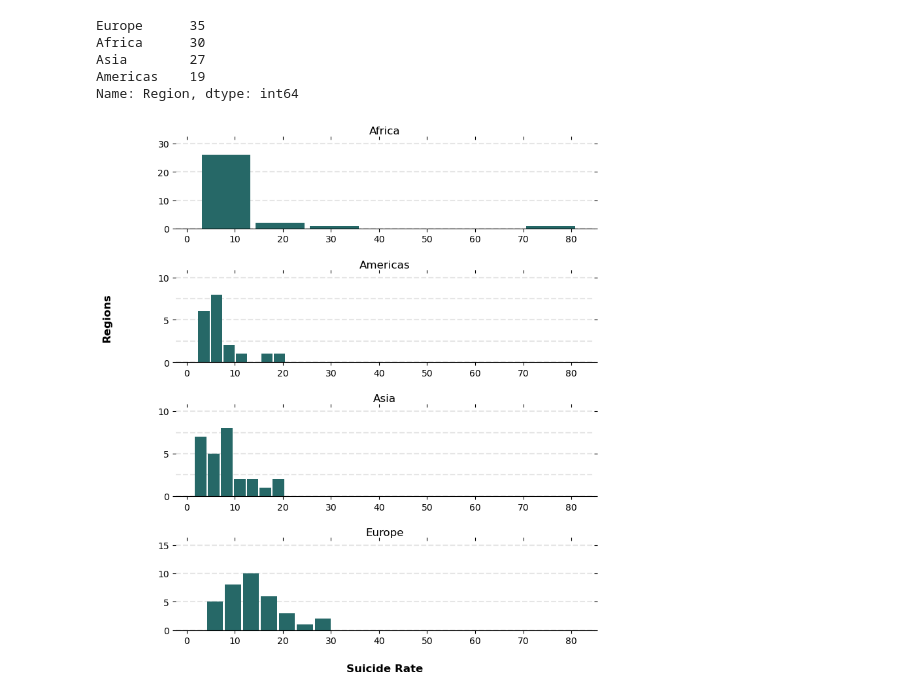
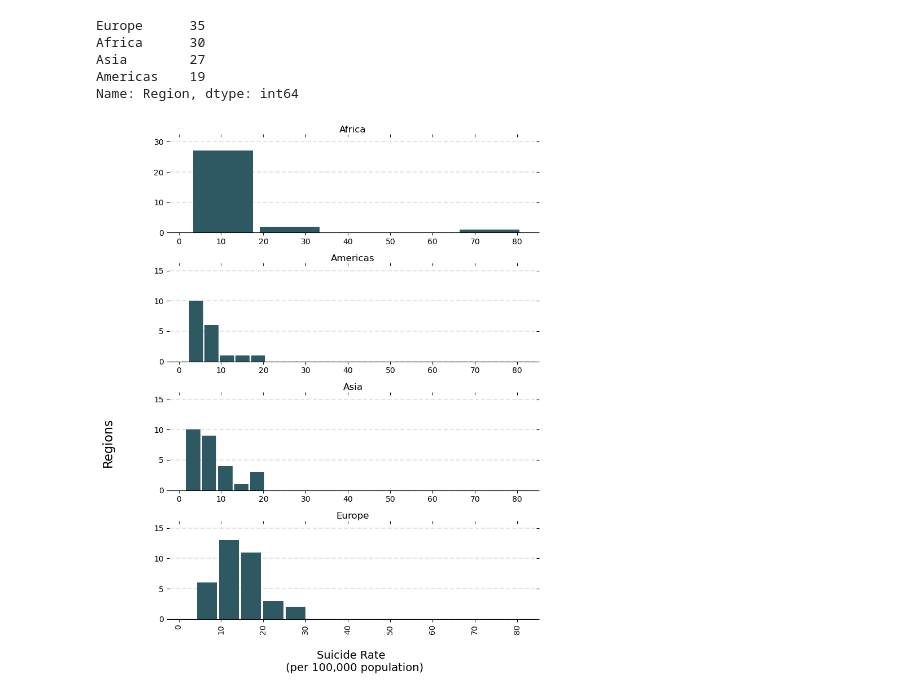
Before and after one commit to ashumskyy/data-dynamos-project-1, a Jupyter notebook: Big_country_ds.ipynb, the cells around one changed output. Drawn from its saved outputs; the diff is of its cells as text; code cells hidden in the pictures.

```diff
--- a/Big_country_ds.ipynb
+++ b/Big_country_ds.ipynb
@@ -34,6 +37,10 @@ countries_mean_df1.head(10)
 # %%
 # remove duplicated columns
 final_mean_df = final_mean_df.drop(columns=['Unnamed: 0'])
+
+#rename columns
+final_mean_df = final_mean_df.rename(columns={'Net National Income per capita': 'Net National Income Total',
+                                              'GDP per capita':'GDP Total'})
 final_mean_df.head()
 # %% [output]
 |  | Country Name | Country Code | Region | Happiness Score | Life Expectancy | Suicide Rate | ... |
@@ -136,33 +173,32 @@ Asia        27
 Americas    19
 Name: Region, dtype: int64
 # %%
-ax = final_mean_df.hist(column='Suicide Rate', by='Region', bins=7, grid=False, figsize=(8,10), layout=(4,1), sharex=True, color='#266867', zorder=2, rwidth=0.9)
+ax = final_mean_df.hist(column='Suicide Rate', by='Region', bins=5, grid=False, figsize=(8,10), layout=(4,1), sharex=True, color='#2e5962', zorder=2, rwidth=0.9)
 
 for i,x in enumerate(ax):
 
-    # Despine
+    # remove spines
     x.spines['right'].set_visible(False)
     x.spines['top'].set_visible(False)
     x.spines['left'].set_visible(False)
 
-    # Switch off ticks
+    # ticks off
     x.tick_params(axis="both", which="both", bottom="off", top="off", labelbottom="on", left="off", right="off", labelleft="on")
 
-    # Draw horizontal axis lines
+    # horizontal axis lines
     vals = x.get_yticks()
     for tick in vals:
         x.axhline(y=tick, linestyle='dashed', alpha=0.4, color='#BEBEBE', zorder=1)
 
-    # Set x-axis label
-    x.set_xlabel("Suicide Rate", labelpad=20, weight='bold', size=12)
+    # x-axis label
+    x.set_xlabel("Suicide Rate \n (per 100,000 population)", labelpad=20, size=14)
 
     # Set y-axis label
-    if i == 1:
-        x.set_ylabel("Regions", labelpad=50, weight='bold', size=12)
+    if i == 2:
+        x.set_ylabel("Regions", labelpad=50, size=16)
 
-    # Format y-axis label
-    x.yaxis.set_major_formatter(StrMethodFormatter('{x:,g}'))
-
-    x.tick_params(axis='x', rotation=0)
+plt.tight_layout()
+plt.savefig('output/suicide_distributionby_region.png', dpi=600)
+plt.show()
 # %% [output]
-[figure, old version]
+[figure, new version]
```
Also changed, not shown: parts of 14 cells of this notebook, 8 other files.
